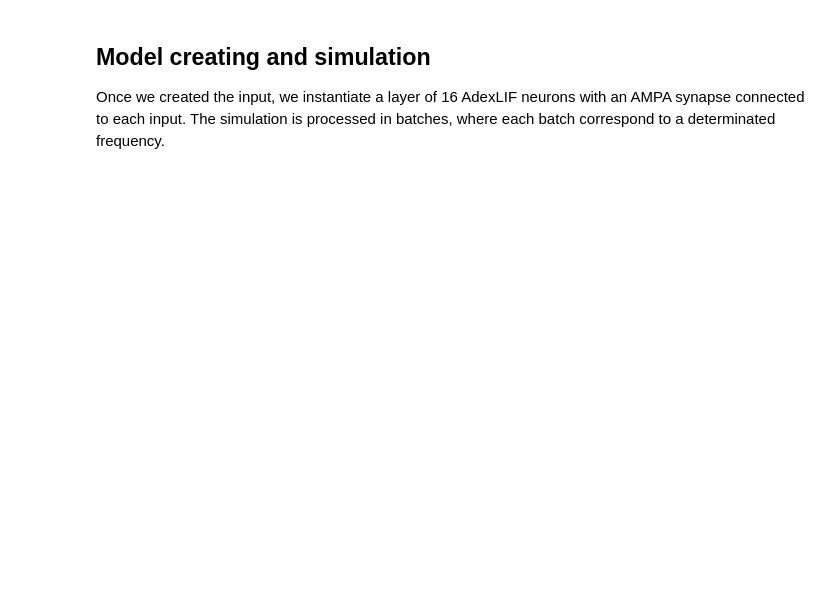
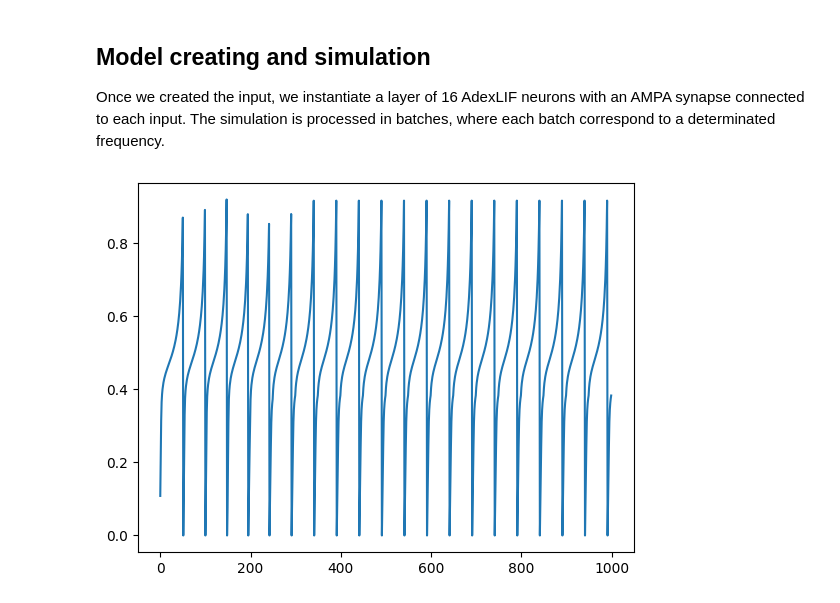
Before and after one commit to ferqui/ARCANA, a Jupyter notebook: docs/examples/mismatch.ipynb, the cells around one changed output. Saved outputs shown, nothing was run; the diff lists cells and outputs as text; code cells hidden in the pictures; blank space fills up the shorter version.

```diff
--- a/docs/examples/mismatch.ipynb
+++ b/docs/examples/mismatch.ipynb
@@ -65,3 +90,9 @@ with torch.no_grad():
+# %%
+plt.plot(DPINeuron.I2V(V_record[0, :, 20]))
+# plt.plot(V_record[0])
+plt.show()
+# %% [output]
+[figure, added]
 # %%
 plt.plot(freq, output_mean.sum(dim=(0, 1)) / inp_duration, "-.")
 plt.xlabel("Input fr [Hz]")
```
Also changed, not shown: parts of 7 cells of this notebook, 3 other files.
